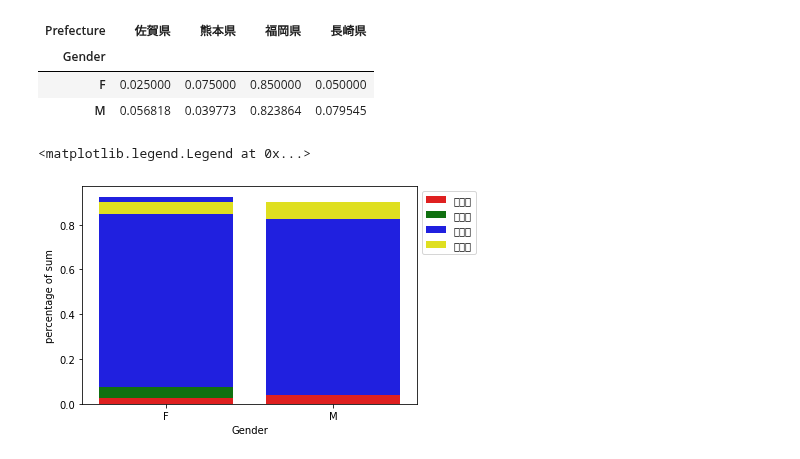
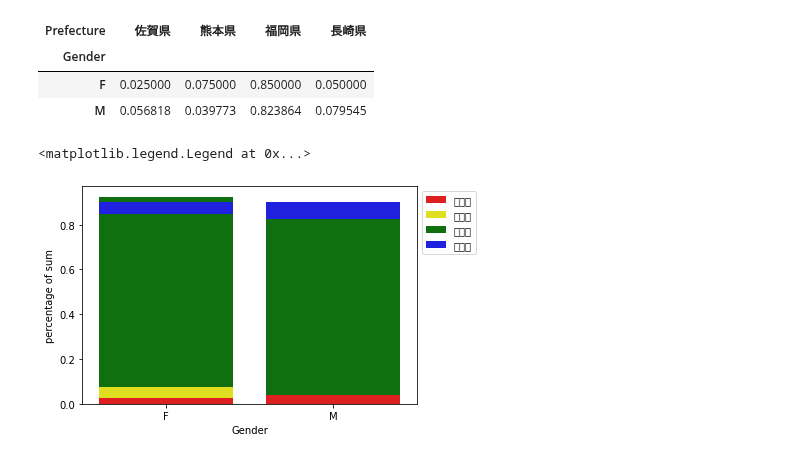
Before and after one commit to koichi-inoue/DataScience, a Jupyter notebook: Sample02.ipynb, the cells around one changed output. Cells and saved outputs as stored; diff of their text form; code cells hidden in the pictures.

```diff
--- a/Sample02.ipynb
+++ b/Sample02.ipynb
@@ -246,12 +279,12 @@ df_cross
 # %%
 # 100%積み上げ縦棒グラフ
 f, ax = plt.subplots()
 sns.barplot( x=df_cross.index, y=df_cross[ "佐賀県" ] , color="red", label="佐賀県" )
-sns.barplot( x=df_cross.index,  y=df_cross["熊本県" ] , color="green", label="熊本県", bottom= df_cross["佐賀県"] )
-sns.barplot( x=df_cross.index, y=df_cross["福岡県" ] , color="blue", label="福岡県", bottom= df_cross["熊本県"] )
-sns.barplot( x=df_cross.index,  y=df_cross["長崎県" ] , color="yellow", label="長崎県", bottom= df_cross["福岡県"] )
+sns.barplot( x=df_cross.index,  y=df_cross[ "熊本県" ] , color="yellow", label="熊本県", bottom= df_cross["佐賀県"] )
+sns.barplot( x=df_cross.index, y=df_cross[ "福岡県" ] , color="green", label="福岡県", bottom= df_cross["熊本県"] )
+sns.barplot( x=df_cross.index,  y=df_cross[ "長崎県" ] , color="blue", label="長崎県", bottom= df_cross["福岡県"] )
 plt.ylabel( "percentage of sum" )
 ax.legend( loc ="upper left", bbox_to_anchor = (1,1) )
 # %% [output]
 <matplotlib.legend.Legend at 0x...>
-[figure, old version]
+[figure, new version]
```
Also changed, not shown: parts of 10 cells of this notebook.
